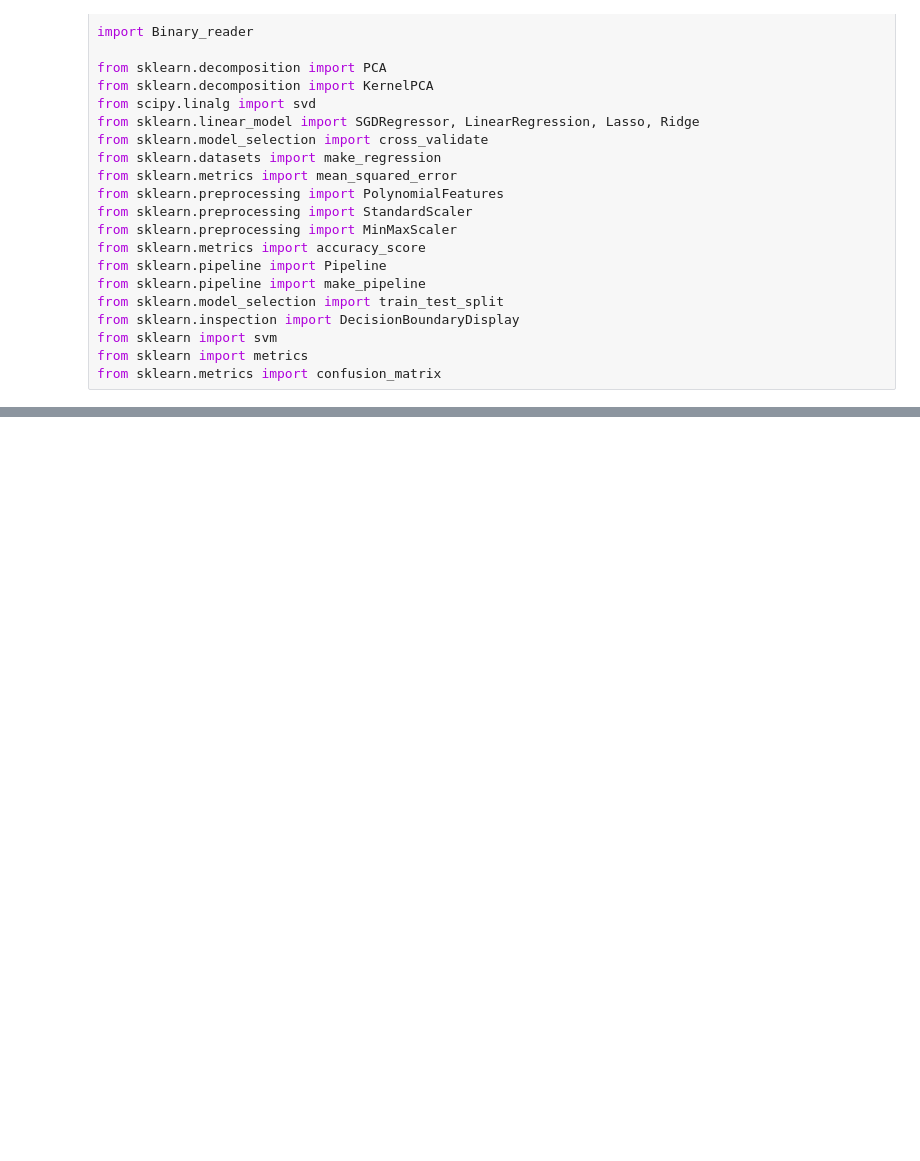
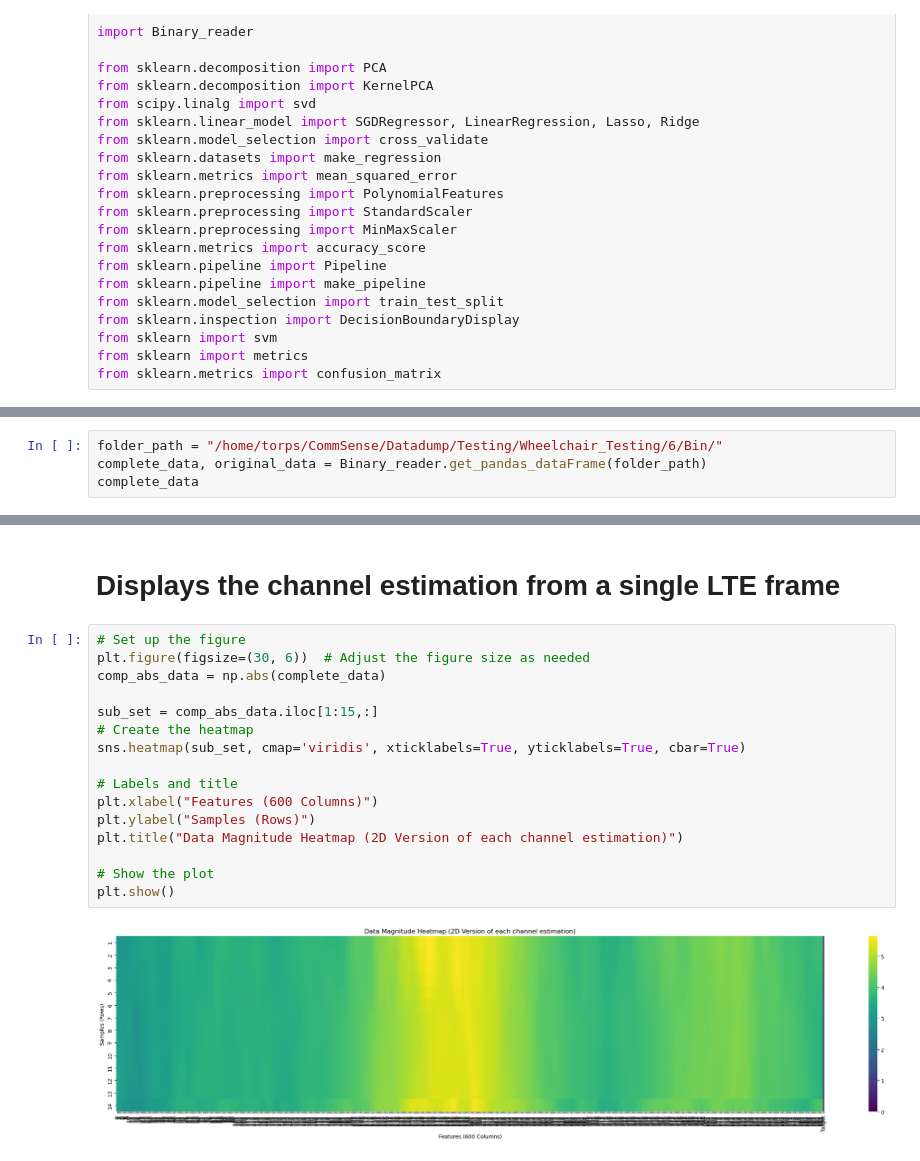
Before and after one commit to Reido19/CommSense---Masters, a Jupyter notebook: Machine_Learning/PCA_Live.ipynb, the cells around one changed output, grey strips where cells are left out. Cells and saved outputs as stored; diff of their text form; blank space fills up the shorter version.

```diff
--- a/Machine_Learning/PCA_Live.ipynb
+++ b/Machine_Learning/PCA_Live.ipynb
@@ -382,0 +32,4 @@ plt.show()
+# %%
+folder_path = "/home/torps/CommSense/Datadump/Testing/Wheelchair_Testing/6/Bin/"
+complete_data, original_data = Binary_reader.get_pandas_dataFrame(folder_path)
+complete_data
@@ -382,0 +137,20 @@ plt.show()
+# %% [markdown]
+# Displays the channel estimation from a single LTE frame
+# %%
+# Set up the figure
+plt.figure(figsize=(30, 6))  # Adjust the figure size as needed
+comp_abs_data = np.abs(complete_data)
+
+sub_set = comp_abs_data.iloc[1:15,:]
+# Create the heatmap
+sns.heatmap(sub_set, cmap='viridis', xticklabels=True, yticklabels=True, cbar=True)
+
+# Labels and title
+plt.xlabel("Features (600 Columns)")
+plt.ylabel("Samples (Rows)")
+plt.title("Data Magnitude Heatmap (2D Version of each channel estimation)")
+
+# Show the plot
+plt.show()
+# %% [output]
+[figure, added]
```
Also changed, not shown: parts of 41 cells of this notebook, 14 other files.
